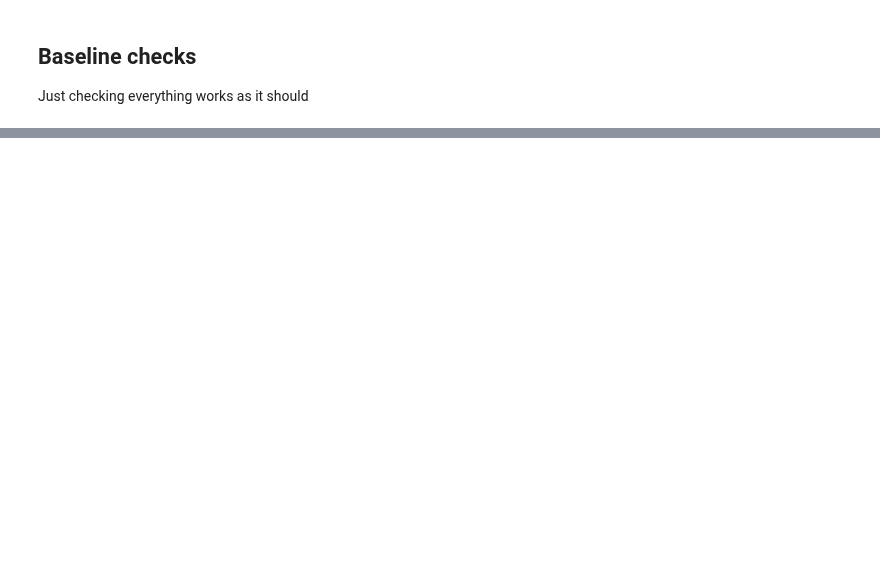
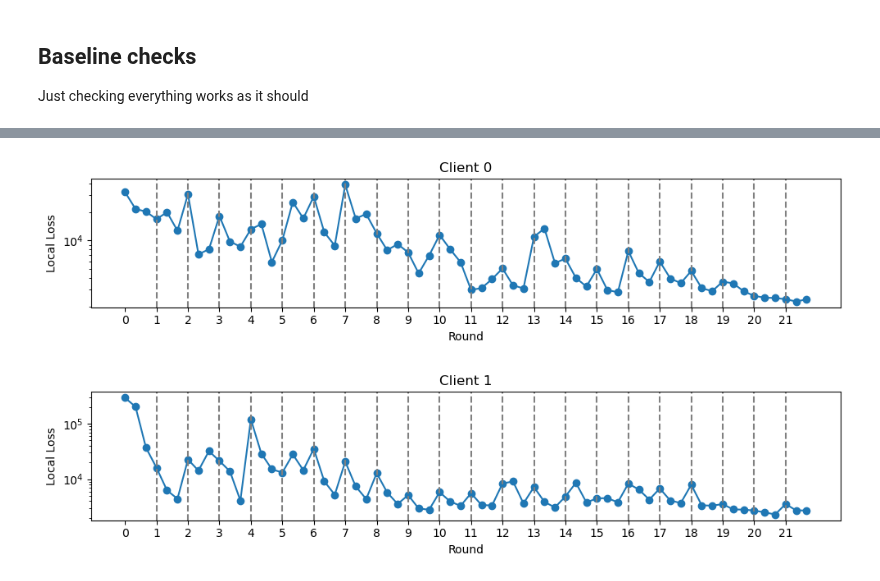
Before and after one commit to luisas/fl4tsf, a Jupyter notebook: analysis/01_baseline_checks.ipynb, the cells around one changed output, grey strips where cells are left out. Drawn from its saved outputs; the diff is of its cells as text; code cells hidden in the pictures; blank space fills up the shorter version.

```diff
--- a/analysis/01_baseline_checks.ipynb
+++ b/analysis/01_baseline_checks.ipynb
@@ -63,3 +204,9 @@ df_federated_evaluate = pd.DataFrame(data['federated_evaluate'])
+# %%
+plot_client_loss(0)
+plot_client_loss(1)
+# %% [output]
+[figure, added]
+[figure, added]
 # %%
 df_centralized_evaluate
 # %% [output]
```
Also changed, not shown: parts of 25 cells of this notebook, 12 other files.
